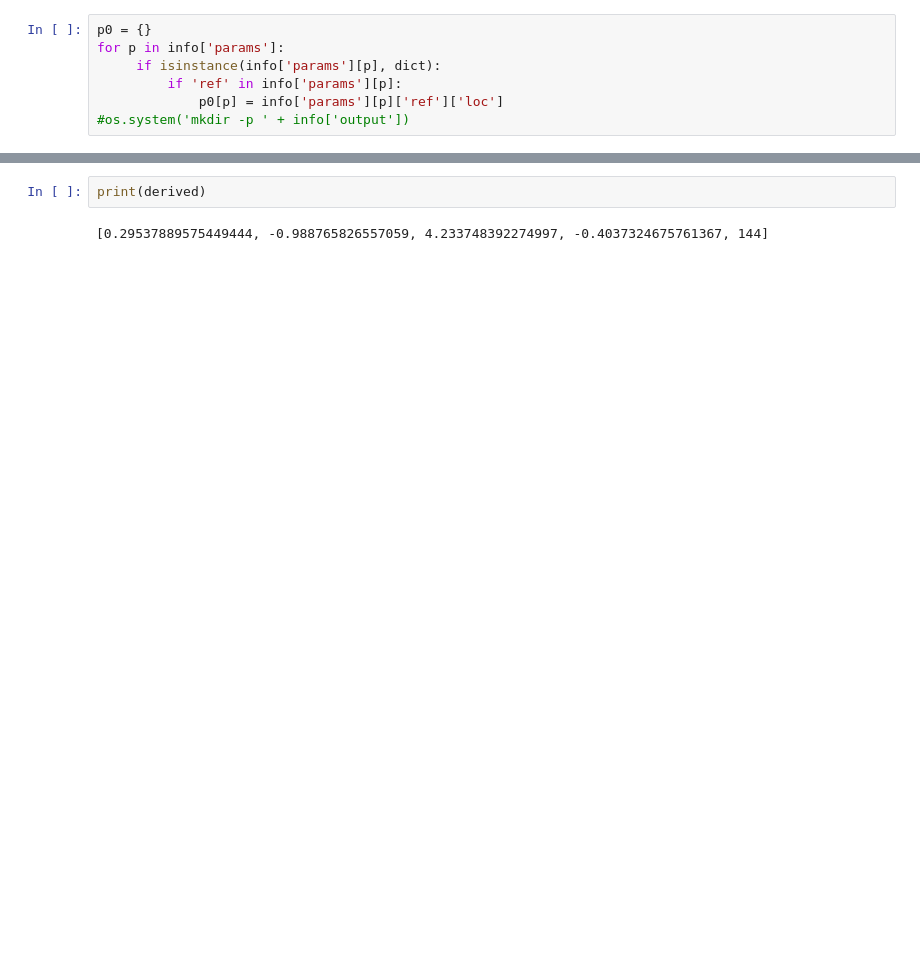
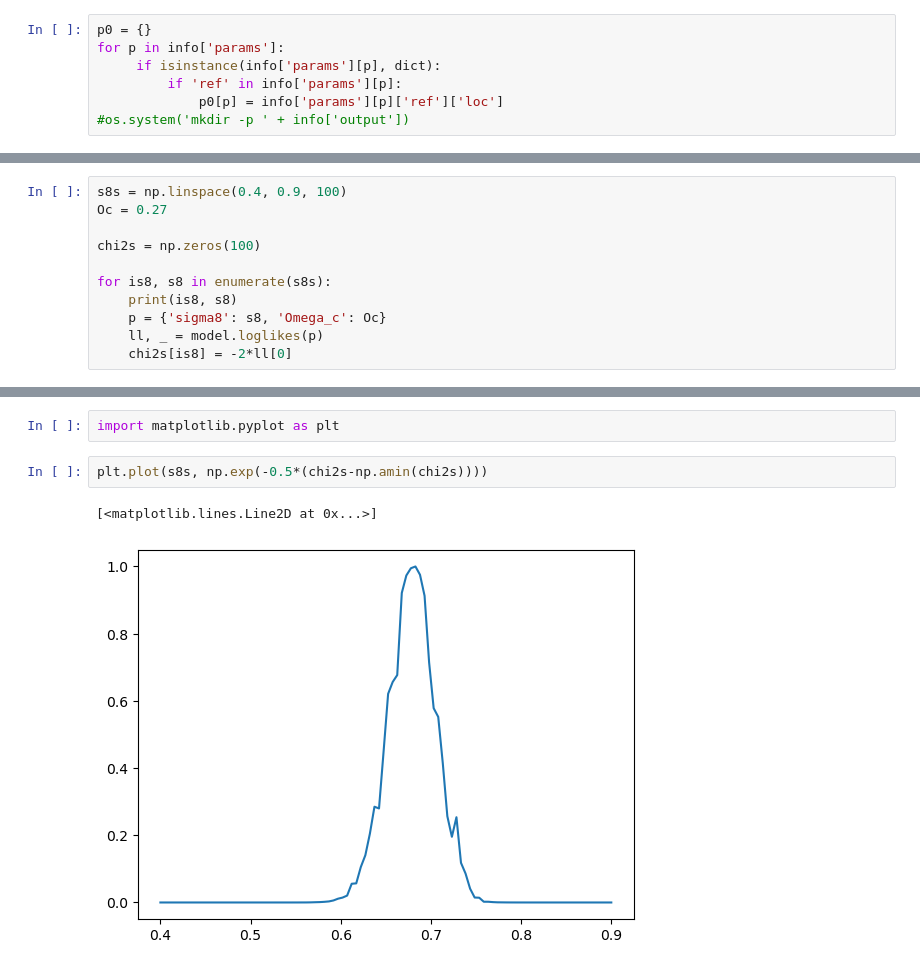
Before and after one commit to Cosmotheka/Cosmotheka_likelihoods, a Jupyter notebook: ClLike/Untitled.ipynb, the cells around one changed output, grey strips where cells are left out. Cells and saved outputs as stored; diff of their text form; blank space fills up the shorter version.

```diff
--- a/ClLike/Untitled.ipynb
+++ b/ClLike/Untitled.ipynb
@@ -55,0 +33,11 @@ WARNING 18: ccl_cls.c: integ_cls_limber_qag_quad(): Default GSL integration fail
+# %%
+s8s = np.linspace(0.4, 0.9, 100)
+Oc = 0.27
+
+chi2s = np.zeros(100)
+
+for is8, s8 in enumerate(s8s):
+    print(is8, s8)
+    p = {'sigma8': s8, 'Omega_c': Oc}
+    ll, _ = model.loglikes(p)
+    chi2s[is8] = -2*ll[0]
@@ -56,4 +62,7 @@ WARNING 18: ccl_cls.c: integ_cls_limber_qag_quad(): Default GSL integration fail
+# %%
+import matplotlib.pyplot as plt
 # %%
-print(derived)
+plt.plot(s8s, np.exp(-0.5*(chi2s-np.amin(chi2s))))
 # %% [output]
-[0.29537889575449444, -0.988765826557059, 4.233748392274997, -0.4037324675761367, 144]
+[<matplotlib.lines.Line2D at 0x...>]
+[figure, added]
```
Also changed, not shown: parts of 8 cells of this notebook, 2 other files.
